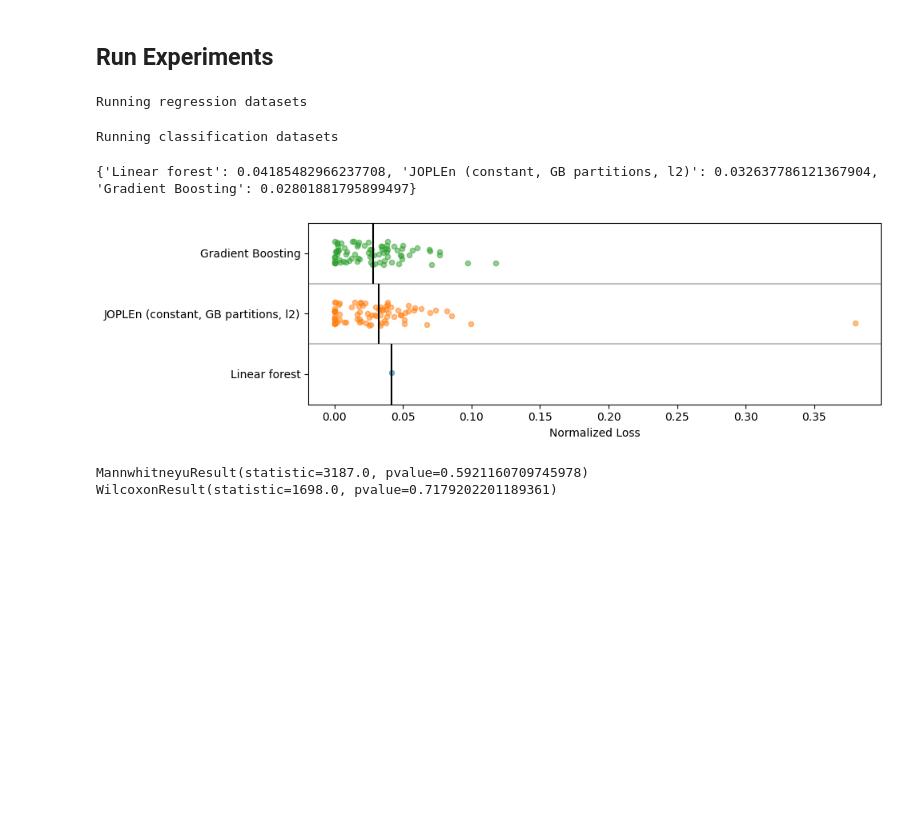
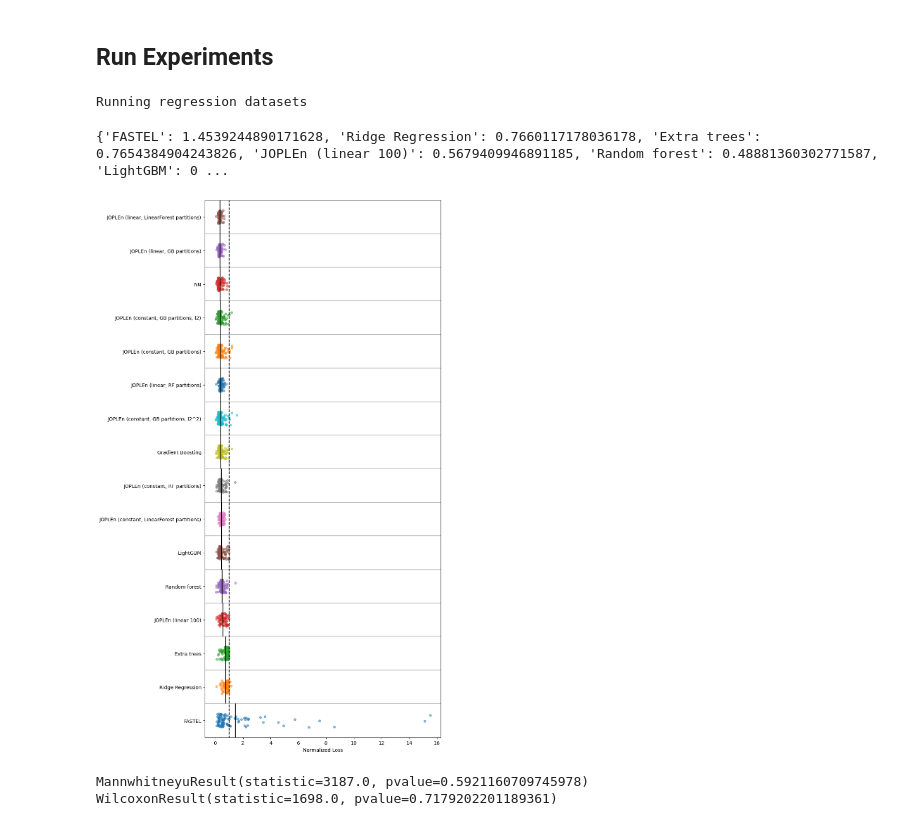
Before and after one commit to mattrmd/joplen_mlsp2024, a Jupyter notebook: experiments/predict_both.ipynb, the cells around one changed output. Drawn from its saved outputs; the diff is of its cells as text; code cells hidden in the pictures; blank space fills up the shorter version.

```diff
--- a/experiments/predict_both.ipynb
+++ b/experiments/predict_both.ipynb
@@ -787,19 +783,20 @@ def optimize_model(model_info, ds_path, n_trials, skip_categorical, is_classific
 # %%
 ignored_models = [
     "joplen_const_gb_part_l1",
-    "fastel",
+    # "fastel",
     "joplen_const",
     "joplen_linear_inf",
     # "joplen_const_gb_part_l2",
-    "joplen_const_gb_part_l1",
-    "joplen_const_gb_part_sl2",
-    "joplen_const_gb_part",
+    # "joplen_const_gb_part_l1",
+    # "joplen_const_gb_part_sl2",
     # "joplen_const_gb_part",
-    "joplen_const_rf_part",
+    # "joplen_const_gb_part",
+    # "joplen_const_rf_part",
     # "rf",
     # "et",
     # "lgbm",
     "lf",
+    "adaboost",
 ]
 
 reg_datasets = [d for d in (DS_PATH / "reg").iterdir() if d.is_dir()]
@@ -827,10 +824,11 @@ for name, lst in zip(["regression", "classification"], [reg_datasets, class_data
             if res is not None:
                 reg_res[info["name"]][ds_path.name] = res
 
+    break
+
 reg_res = dict(reg_res)
 # %% [output]
 Running regression datasets
-Running classification datasets
 # %%
 def plot_strip(
     reg_res: dict,
@@ -883,36 +881,36 @@ def plot_strip(
     for x_value, mean in zip(range(len(x_values)), means):
         ax.vlines(mean, x_value - 1 / 2, x_value + 1 / 2, color="k")
 
     ax.set_xlim(x_lim)
 
     print({k: v for k, v in zip(y_labels, means)})
 
     ax.set_yticks(range(len(y_labels)))
     ax.set_yticklabels(y_labels)
 
     y_lim = ax.get_ylim()
     ax.vlines(1, -1, len(y_labels) + 1, color="k", linestyle="--")
     ax.set_ylim(-1 / 2, len(y_labels) - 1 / 2)
 
     plt.xlabel("Normalized Loss")
 
     plt.tight_layout()
 
     return ax, means
 
 
 ax, means = plot_strip(
     reg_res,
     scatter_kwargs={"alpha": 0.5, "s": 20},
-    only_classification=True,
+    only_classification=False,
 )
 
 plt.savefig(PLOT_PATH / "reg_strip.png", dpi=300)
 
 plt.show()
 # %% [output]
-{'Linear forest': 0.04185482966237708, 'JOPLEn (constant, GB partitions, l2)': 0.032637786121367904, 'Gradient Boosting': 0.02801881795899497}
+{'FASTEL': 1.4539244890171628, 'Ridge Regression': 0.7660117178036178, 'Extra trees': 0.7654384904243826, 'JOPLEn (linear 100)': 0.5679409946891185, 'Random forest': 0.48881360302771587, 'LightGBM': 0 ...
-[figure, old version]
+[figure, new version]
 # %%
 # compute non-parametic distribution test
 from scipy.stats import mannwhitneyu
```
Also changed, not shown: parts of 1 cell of this notebook, 43 other files.
